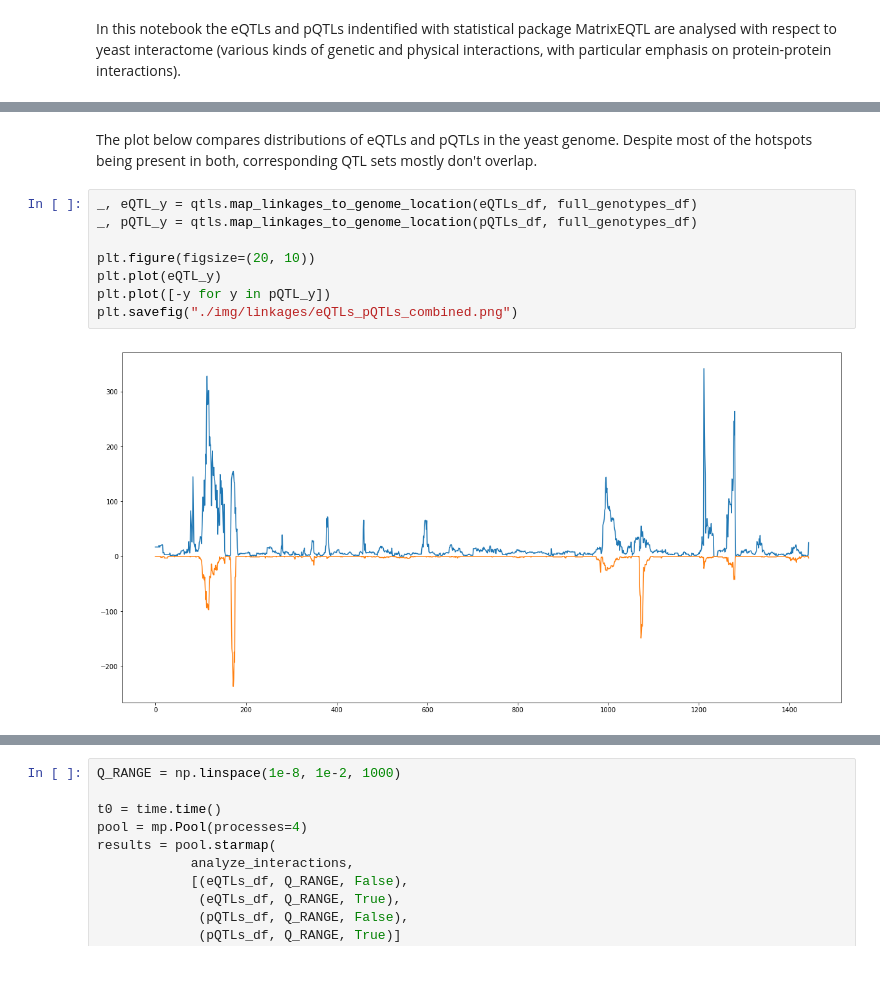
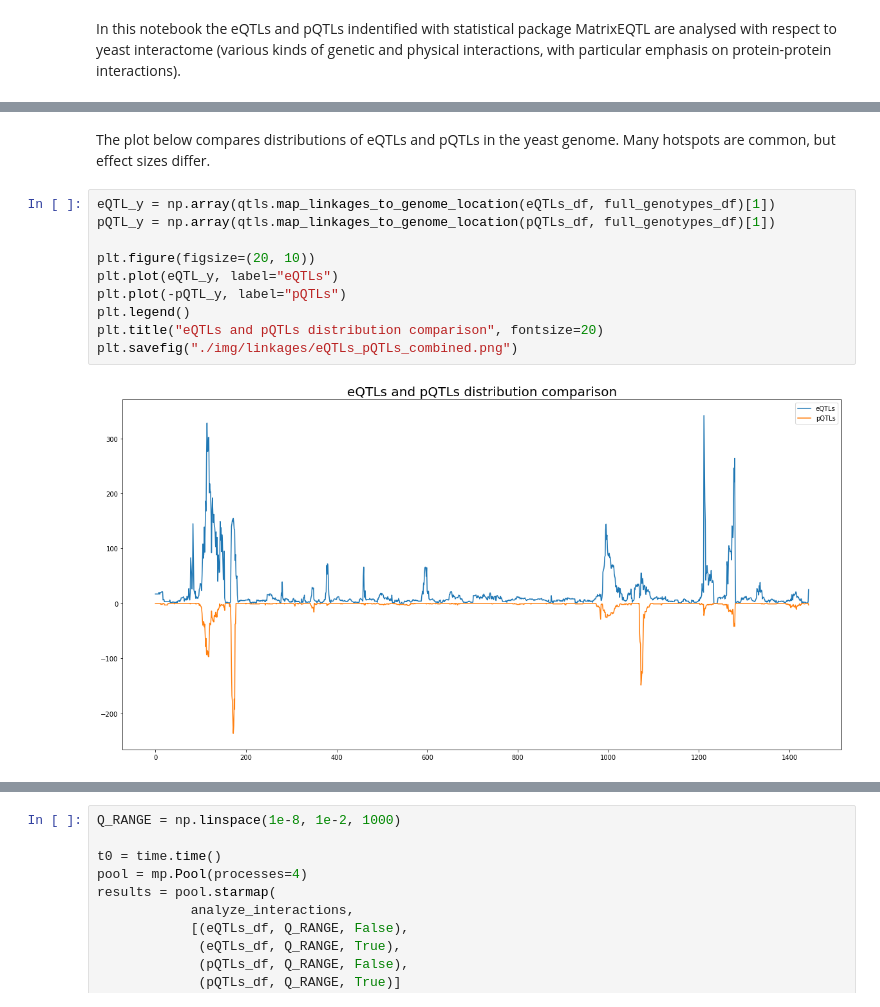
Before and after one commit to ivanov-v-v/PPINs-QTLs-Joint-Analysis, a Jupyter notebook: src/data_analysis.ipynb, the cells around one changed output, grey strips where cells are left out. Drawn from its saved outputs; the diff is of its cells as text; blank space fills up the shorter version.

```diff
--- a/src/data_analysis.ipynb
+++ b/src/data_analysis.ipynb
@@ -135,12 +109,14 @@ functional_modules_types = np.unique(sum([s.split(';') for s in functional_modul
 # %% [markdown]
-The plot below compares distributions of eQTLs and pQTLs in the yeast genome. Despite most of the hotspots being present in both, corresponding QTL sets mostly don't overlap.
+The plot below compares distributions of eQTLs and pQTLs in the yeast genome. Many hotspots are common, but effect sizes differ.
 # %%
-_, eQTL_y = qtls.map_linkages_to_genome_location(eQTLs_df, full_genotypes_df)
-_, pQTL_y = qtls.map_linkages_to_genome_location(pQTLs_df, full_genotypes_df)
+eQTL_y = np.array(qtls.map_linkages_to_genome_location(eQTLs_df, full_genotypes_df)[1])
+pQTL_y = np.array(qtls.map_linkages_to_genome_location(pQTLs_df, full_genotypes_df)[1])
 
 plt.figure(figsize=(20, 10))
-plt.plot(eQTL_y)
-plt.plot([-y for y in pQTL_y])
+plt.plot(eQTL_y, label="eQTLs")
+plt.plot(-pQTL_y, label="pQTLs")
+plt.legend()
+plt.title("eQTLs and pQTLs distribution comparison", fontsize=20)
 plt.savefig("./img/linkages/eQTLs_pQTLs_combined.png")
 # %% [output]
-[figure, old version]
+[figure, new version]
```
Also changed, not shown: parts of 16 cells of this notebook, 1 other file.
